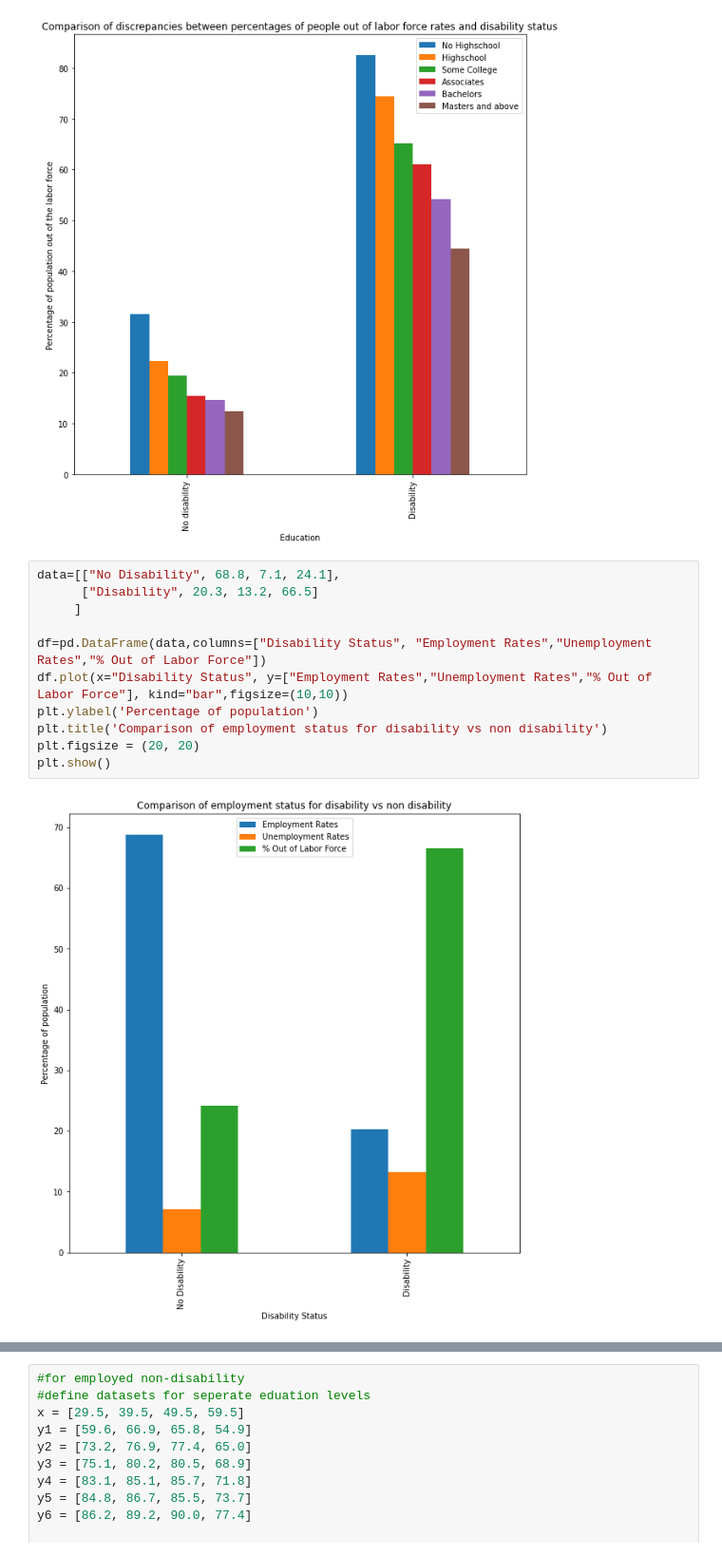
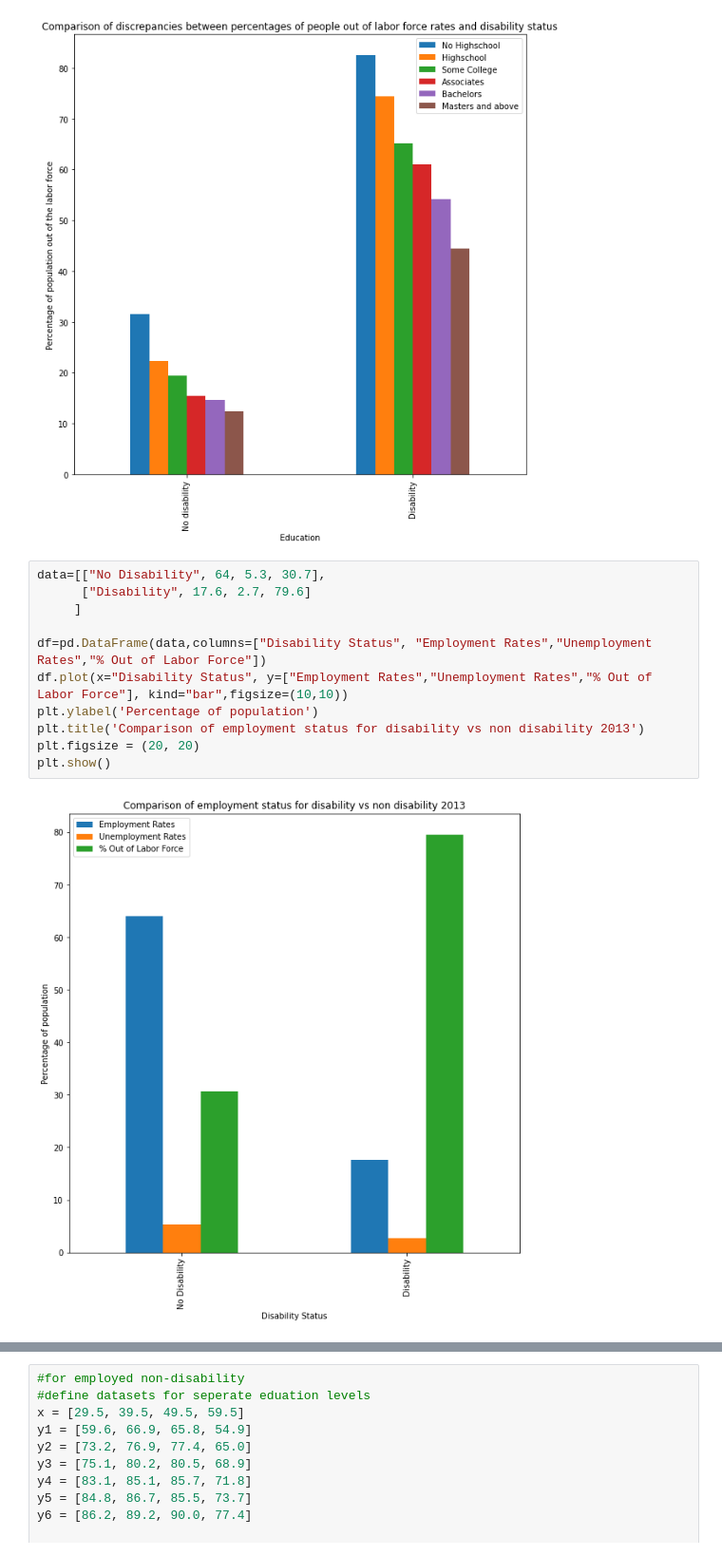
Before and after one commit to RaphaelAllusson/Disability-Research, a Jupyter notebook: Notebooks/analyzing_employment_and_education_data.ipynb, the cells around one changed output, grey strips where cells are left out. Shown: that part at 95% size. Cells and saved outputs as stored; diff of their text form.

```diff
--- a/Notebooks/analyzing_employment_and_education_data.ipynb
+++ b/Notebooks/analyzing_employment_and_education_data.ipynb
@@ -551,18 +551,18 @@ plt.show()
 # %% [output]
 [figure]
 # %%
-data=[["No Disability", 68.8, 7.1, 24.1],
-      ["Disability", 20.3, 13.2, 66.5]
+data=[["No Disability", 64, 5.3, 30.7],
+      ["Disability", 17.6, 2.7, 79.6]
      ]
 
 df=pd.DataFrame(data,columns=["Disability Status", "Employment Rates","Unemployment Rates","% Out of Labor Force"])
 df.plot(x="Disability Status", y=["Employment Rates","Unemployment Rates","% Out of Labor Force"], kind="bar",figsize=(10,10))
 plt.ylabel('Percentage of population')
-plt.title('Comparison of employment status for disability vs non disability')
+plt.title('Comparison of employment status for disability vs non disability 2013')
 plt.figsize = (20, 20)
 plt.show()
 # %% [output]
-[figure, old version]
+[figure, new version]
 # %%
 #for employed disabled
 #define datasets for seperate eduation levels
```
Also changed, not shown: parts of 1 cell of this notebook.
